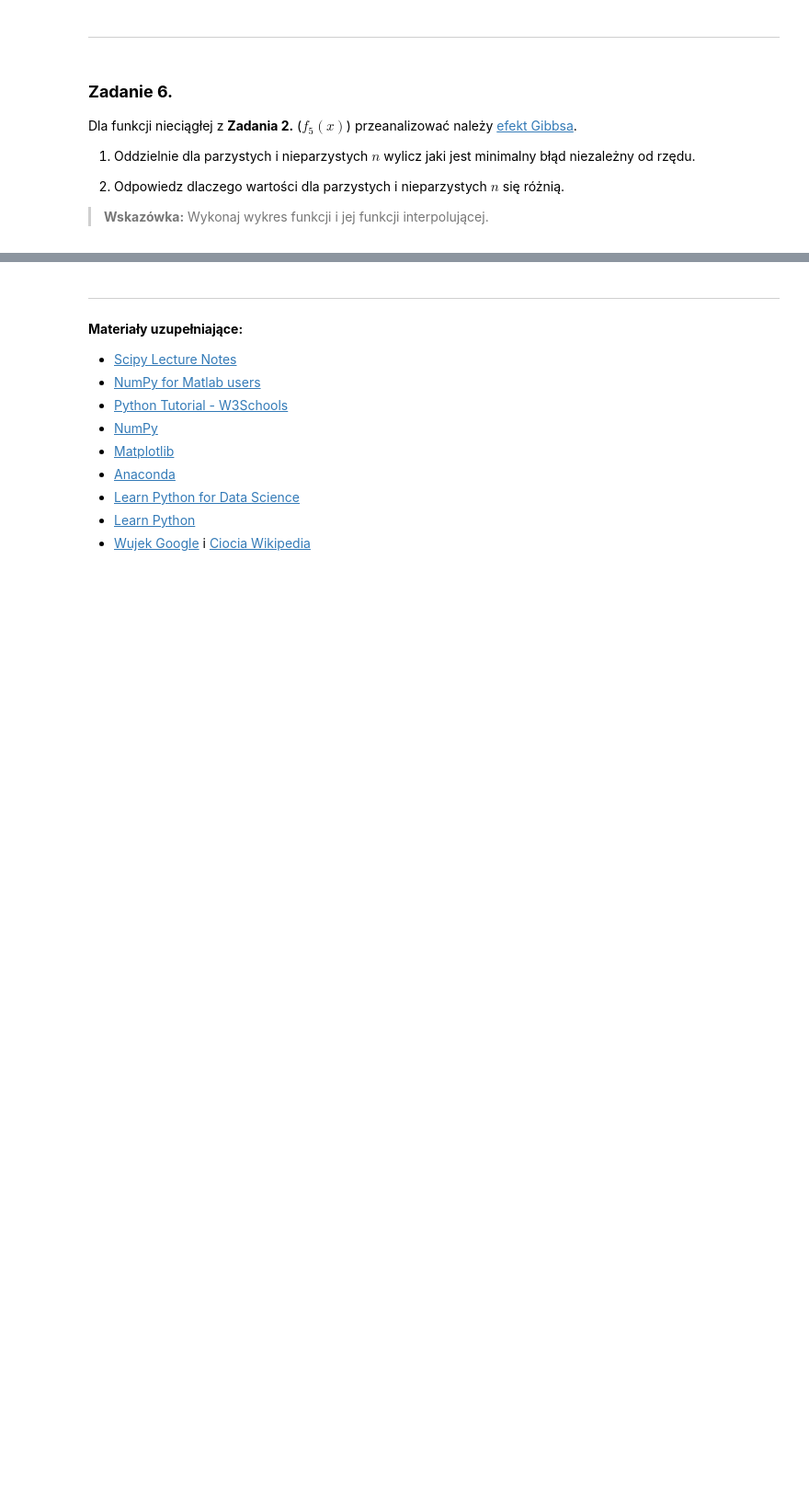
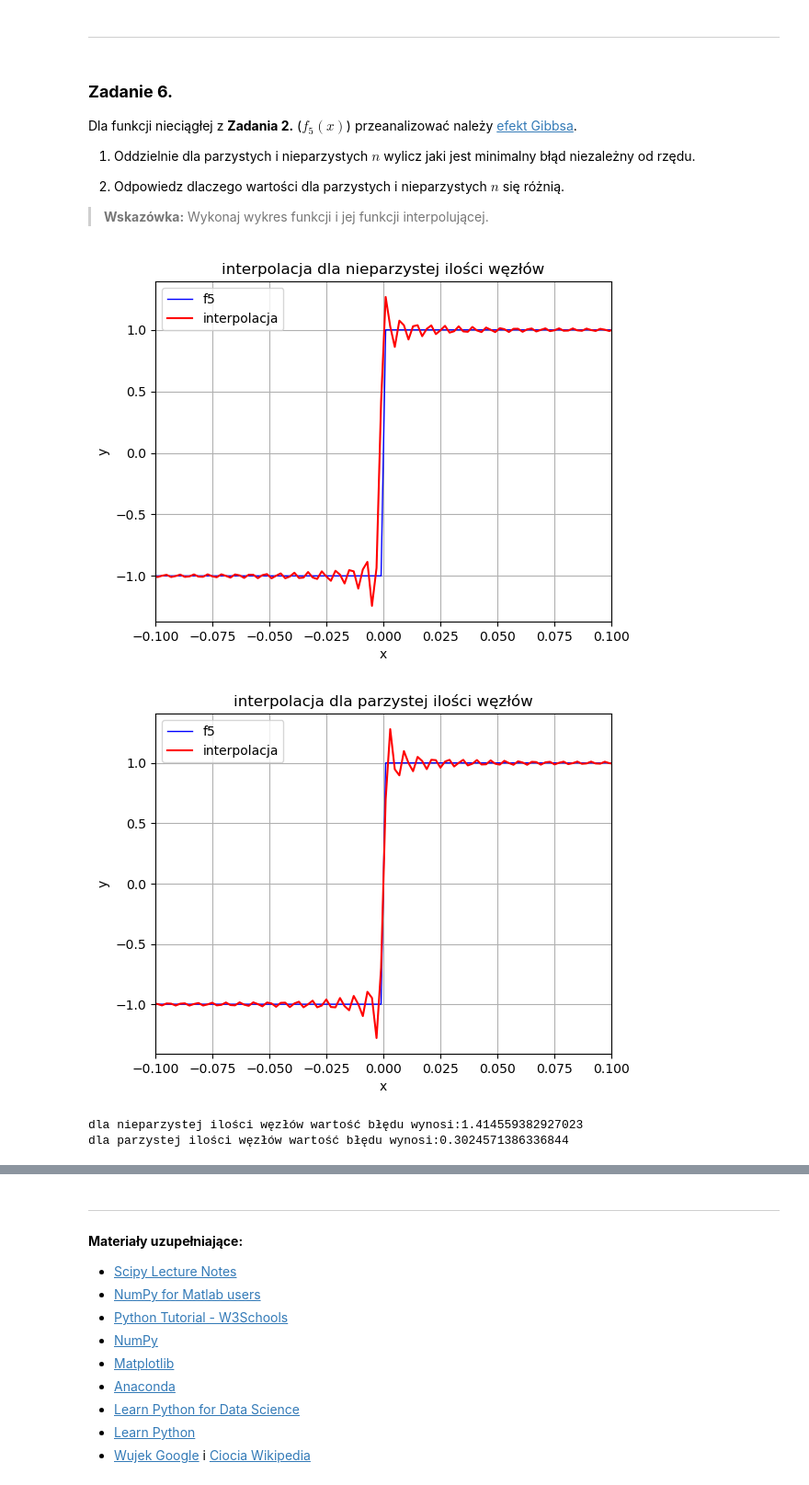
Before and after one commit to MN-KJ-2025/lab9-interpolacja-Maciej-Palka, a Jupyter notebook: sprawozdanie.ipynb, the cells around one changed output, grey strips where cells are left out. Shown at 92% size. Drawn from its saved outputs; the diff is of its cells as text; code cells hidden in the pictures; blank space fills up the shorter version.

```diff
--- a/sprawozdanie.ipynb
+++ b/sprawozdanie.ipynb
@@ -353,0 +363,44 @@ Dla funkcji nieciągłej z **Zadania 2.** ($f_5(x)$) przeanalizować należy [ef
+# %%
+# ===== Twoja implementacja tutaj =====
+nodes = 1000
+x = np.linspace(-1, 1, 1000)
+x_odd = np.linspace(-1, 1, 1001)
+x_even = np.linspace(-1, 1, 1000)
+
+xch_odd = main.chebyshev_nodes(1001)
+yimp_odd = sp.interpolate.barycentric_interpolate(xch_odd, f5(xch_odd), x)
+plt.figure()
+plt.plot(x, f5(x), 'b', linewidth=1, label='f5')
+plt.plot(x, yimp_odd, 'r', label='interpolacja')
+plt.xlabel("x")
+plt.ylabel("y")
+plt.title(f"interpolacja dla nieparzystej ilości węzłów")
+plt.legend(loc=0)
+plt.grid()
+plt.xlim([-0.1, 0.1])
+plt.show()
+
+xch_even = main.chebyshev_nodes(1000)
+yimp_even = sp.interpolate.barycentric_interpolate(xch_even, f5(xch_even), x)
+plt.figure()
+plt.plot(x, f5(x), 'b', linewidth=1, label='f5')
+plt.plot(x, yimp_even, 'r', label='interpolacja')
+plt.xlabel("x")
+plt.ylabel("y")
+plt.title(f"interpolacja dla parzystej ilości węzłów")
+plt.legend(loc=0)
+plt.grid()
+plt.xlim([-0.1, 0.1])
+plt.show()
+
+
+err_o = main.L_inf(f5(x), yimp_odd)
+err_e = main.L_inf(f5(x), yimp_even)
+
+print(f'dla nieparzystej ilości węzłów wartość błędu wynosi:{err_o}')
+print(f'dla parzystej ilości węzłów wartość błędu wynosi:{err_e}')
+# %% [output]
+[figure, added]
+[figure, added]
+dla nieparzystej ilości węzłów wartość błędu wynosi:1.414559382927023
+dla parzystej ilości węzłów wartość błędu wynosi:0.3024571386336844
```
Also changed, not shown: parts of 4 cells of this notebook.
